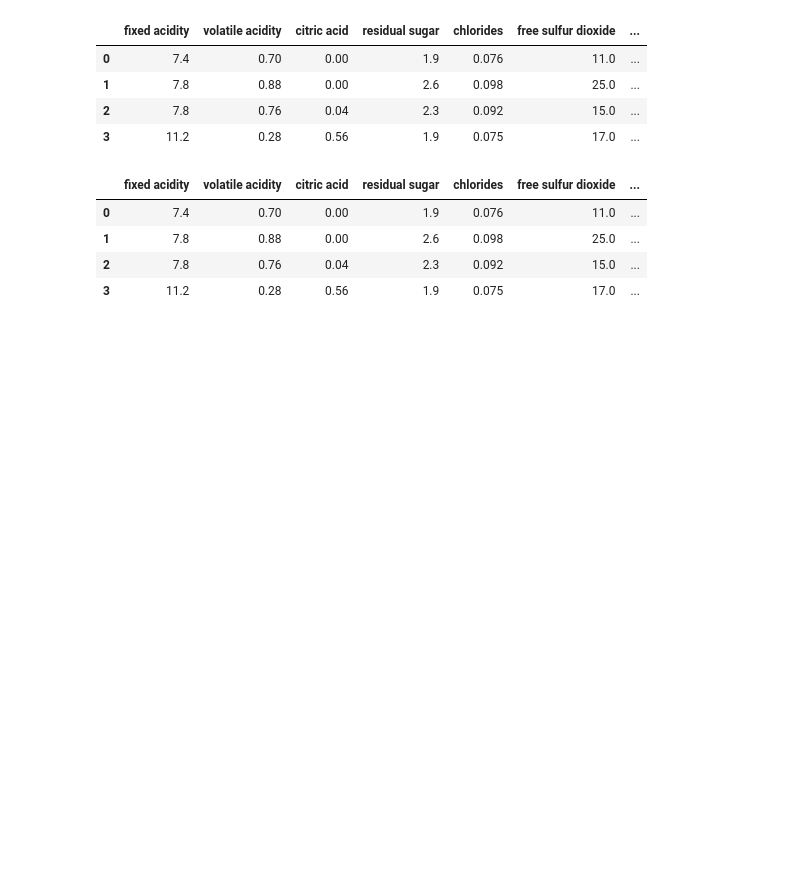
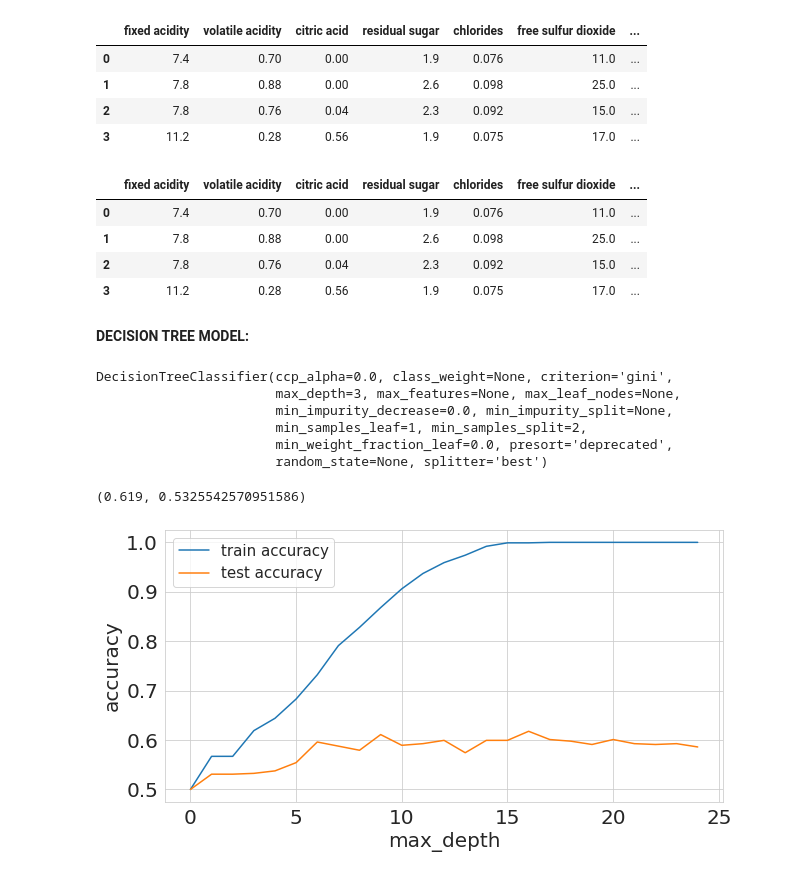
Before and after one commit to ThinamXx/ApproachingAnyMachineLearning, a Jupyter notebook: 01. Supervised Unsupervised Learning/Supervised Unsupervised.ipynb, the cells around one changed output. Drawn from its saved outputs; the diff is of its cells as text; code cells hidden in the pictures; blank space fills up the shorter version.

```diff
--- a/01. Supervised Unsupervised Learning/Supervised Unsupervised.ipynb
+++ b/01. Supervised Unsupervised Learning/Supervised Unsupervised.ipynb
@@ -91,3 +93,65 @@ df.head(4)                                                 # Inspecting DataFram
 df = df.sample(frac=1).reset_index(drop=True)              # Shuffling the Dataset.
 df_train = df.head(1000)                                   # Initializing Training DataFrame.
 df_test = df.tail(599)                                     # Initializing Test DataFrame.
+# %% [markdown]
+**DECISION TREE MODEL:**
+# %%
+#@ INITIALIZING DECISION TREE MODEL:
+clf = tree.DecisionTreeClassifier(max_depth=3)                          # Initializing Decision Tree Classifier.
+cols = ["fixed acidity", "volatile acidity", "citric acid",
+        "residual sugar", "chlorides", "free sulfur dioxide",
+        "density","pH","sulphates","alcohol","total sulfur dioxide"]    # Initializing Features.
+clf.fit(df_train[cols], df_train.quality)                               # Training the Classifier.
+# %% [output]
+DecisionTreeClassifier(ccp_alpha=0.0, class_weight=None, criterion='gini',
+                       max_depth=3, max_features=None, max_leaf_nodes=None,
+                       min_impurity_decrease=0.0, min_impurity_split=None,
+                       min_samples_leaf=1, min_samples_split=2,
+                       min_weight_fraction_leaf=0.0, presort='deprecated',
+                       random_state=None, splitter='best')
+# %%
+#@ MODEL EVALUATION: ACCURACY:
+train_predictions = clf.predict(df_train[cols])                         # Predictions on Training Set.
+test_predictions = clf.predict(df_test[cols])                           # Predictions on Test Set.
+train_accuracy = metrics.accuracy_score(df_train.quality,
+                                        train_predictions)              # Getting Training Accuracy.
+test_accuracy = metrics.accuracy_score(df_test.quality,
+                                       test_predictions)                # Getting Test Accuracy.
+train_accuracy, test_accuracy                                           # Inspection.
+# %% [output]
+(0.619, 0.5325542570951586)
+# %%
+#@ VISUALIZING ACCURACIES OF MODEL:
+matplotlib.rc("xtick", labelsize=20)                          # Size of Label Text.
+matplotlib.rc("ytick", labelsize=20)                          # Size of Label Text.
+train_accuracies = [0.5]                                      # Initializing List.
+test_accuracies = [0.5]                                       # Initializing List.
+for depth in range(1, 25):
+    clf = tree.DecisionTreeClassifier(max_depth=depth)                      # Initializing Decision Tree Classifier.
+    cols = ["fixed acidity", "volatile acidity", "citric acid",
+            "residual sugar", "chlorides", "free sulfur dioxide",
+            "density","pH","sulphates","alcohol","total sulfur dioxide"]    # Initializing Features.
+    clf.fit(df_train[cols], df_train.quality)                               # Training the Classifier.
+    #@ MODEL EVALUATION: ACCURACY:
+    train_predictions = clf.predict(df_train[cols])                         # Predictions on Training Set.
+    test_predictions = clf.predict(df_test[cols])                           # Predictions on Test Set.
+    train_accuracy = metrics.accuracy_score(df_train.quality,
+                                            train_predictions)              # Getting Training Accuracy.
+    test_accuracy = metrics.accuracy_score(df_test.quality,
+                                        test_predictions)                   # Getting Test Accuracy.
+    #@ GETTING ACCURACIES:
+    train_accuracies.append(train_accuracy)                                 # Appending Training Accuracy.
+    test_accuracies.append(test_accuracy)                                   # Appending Test Accuracy.
+
+#@ GENERATING PLOTS:
+plt.figure(figsize=(10, 5))
+sns.set_style("whitegrid")
+plt.plot(train_accuracies, label="train accuracy")
+plt.plot(test_accuracies, label="test accuracy")
+plt.legend(loc="upper", prop={"size": 15})
+plt.xticks(range(0, 26, 5))
+plt.xlabel("max_depth", size=20)
+plt.ylabel("accuracy", size=20)
+plt.show()
+# %% [output]
+[figure, added]
```
Also changed, not shown: parts of 1 cell of this notebook.
